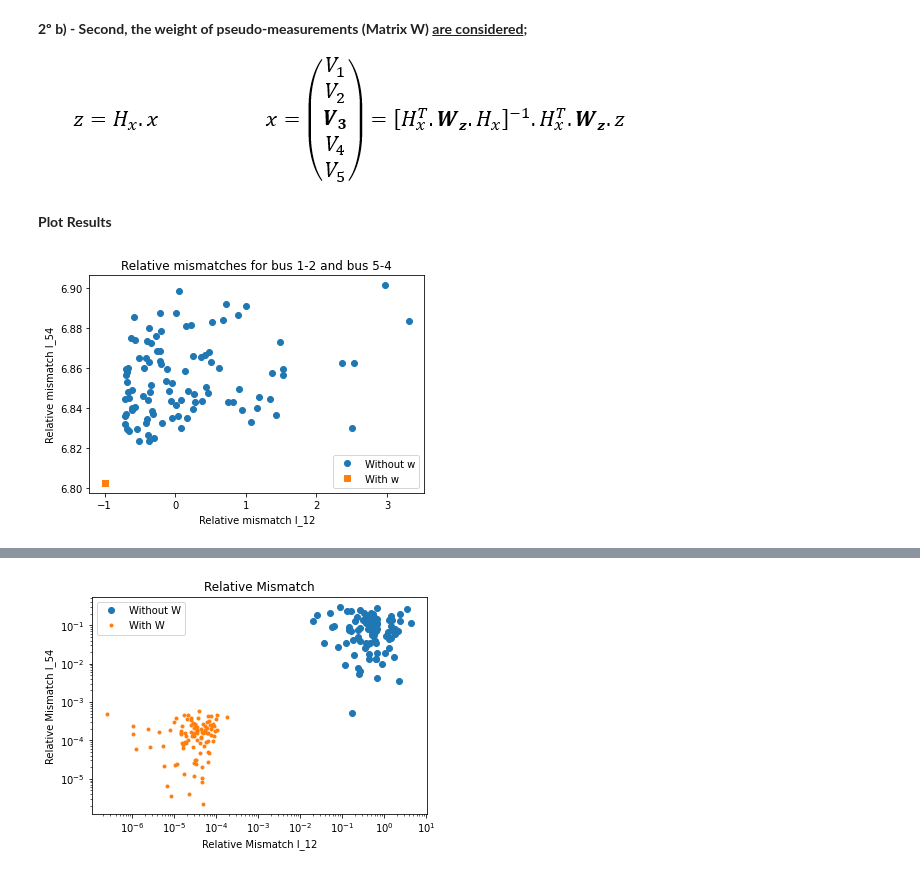
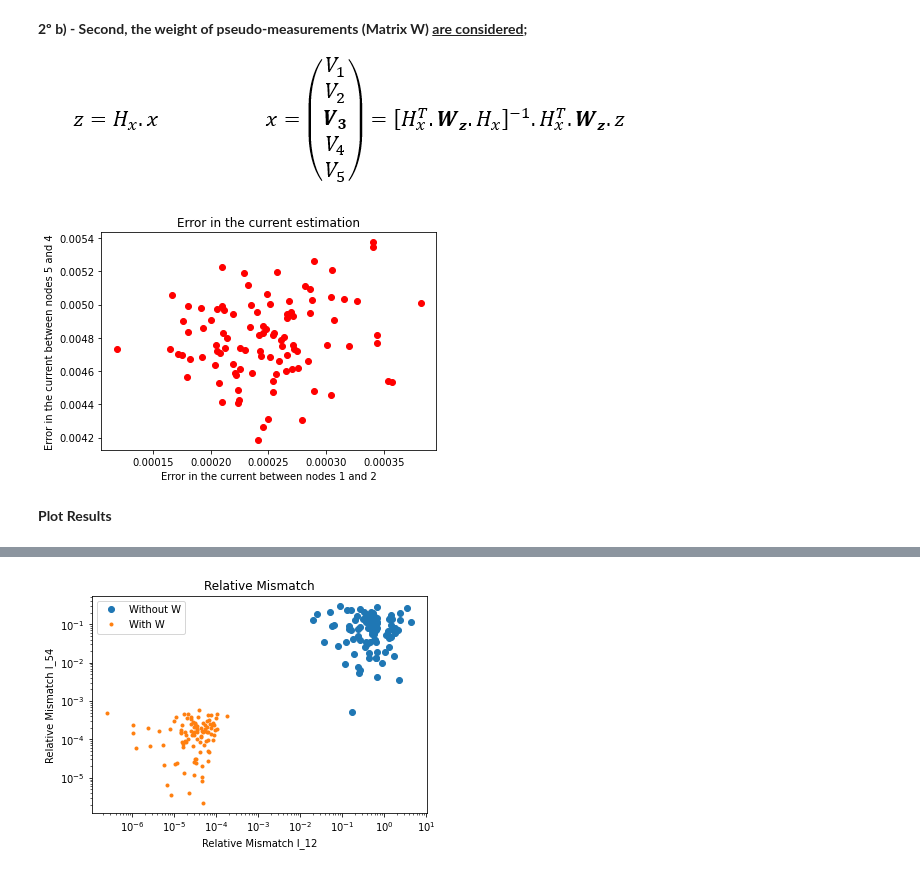
Before and after one commit to leobt23/ADRI, a Jupyter notebook: tpc3/Aula3_Students.ipynb, the cells around one changed output, grey strips where cells are left out. Drawn from its saved outputs; the diff is of its cells as text; code cells hidden in the pictures.

```diff
--- a/tpc3/Aula3_Students.ipynb
+++ b/tpc3/Aula3_Students.ipynb
@@ -300,17 +336,6 @@ ee_2=np.transpose(np.matrix,sum(np.transpose(rms_2)))/m
+# %%
+scatter_plot_error(np.absolute(ei12aW), np.absolute(ei54aW), m)
+# %% [output]
+[figure, added]
 # %% [markdown]
 <b>Plot Results
-# %%
-import matplotlib.pyplot as plt
-
-# Create the plot
-plt.plot(ei12a, ei54a, 'o', label='Without w')
-plt.plot(ei12a_2, ei54a_2, 's', label='With w')
-plt.xlabel('Relative mismatch I_12')
-plt.ylabel('Relative mismatch I_54')
-plt.title('Relative mismatches for bus 1-2 and bus 5-4')
-plt.legend()
-
-# Display the plot
-plt.show()
-# %% [output]
-[figure, removed]
```
Also changed, not shown: parts of 13 cells of this notebook.
